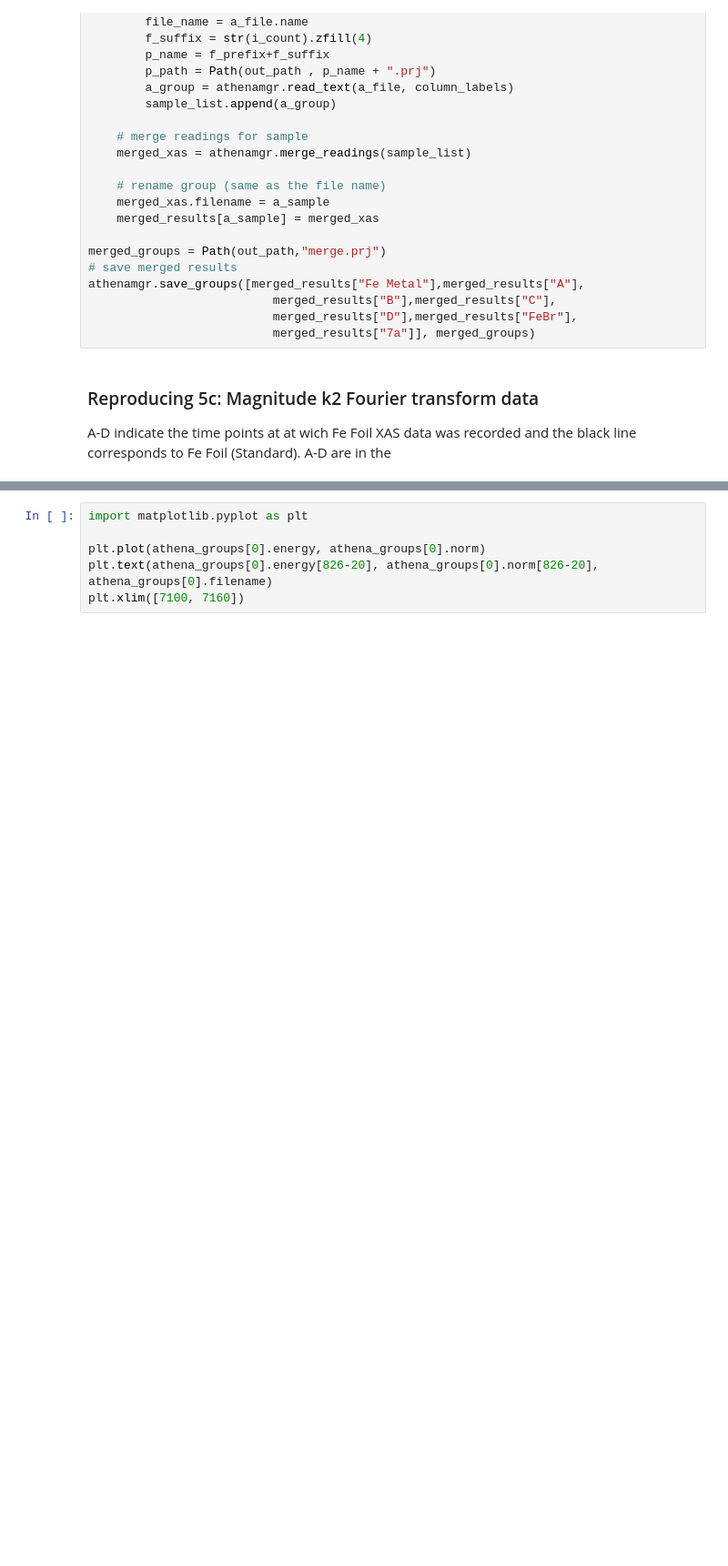
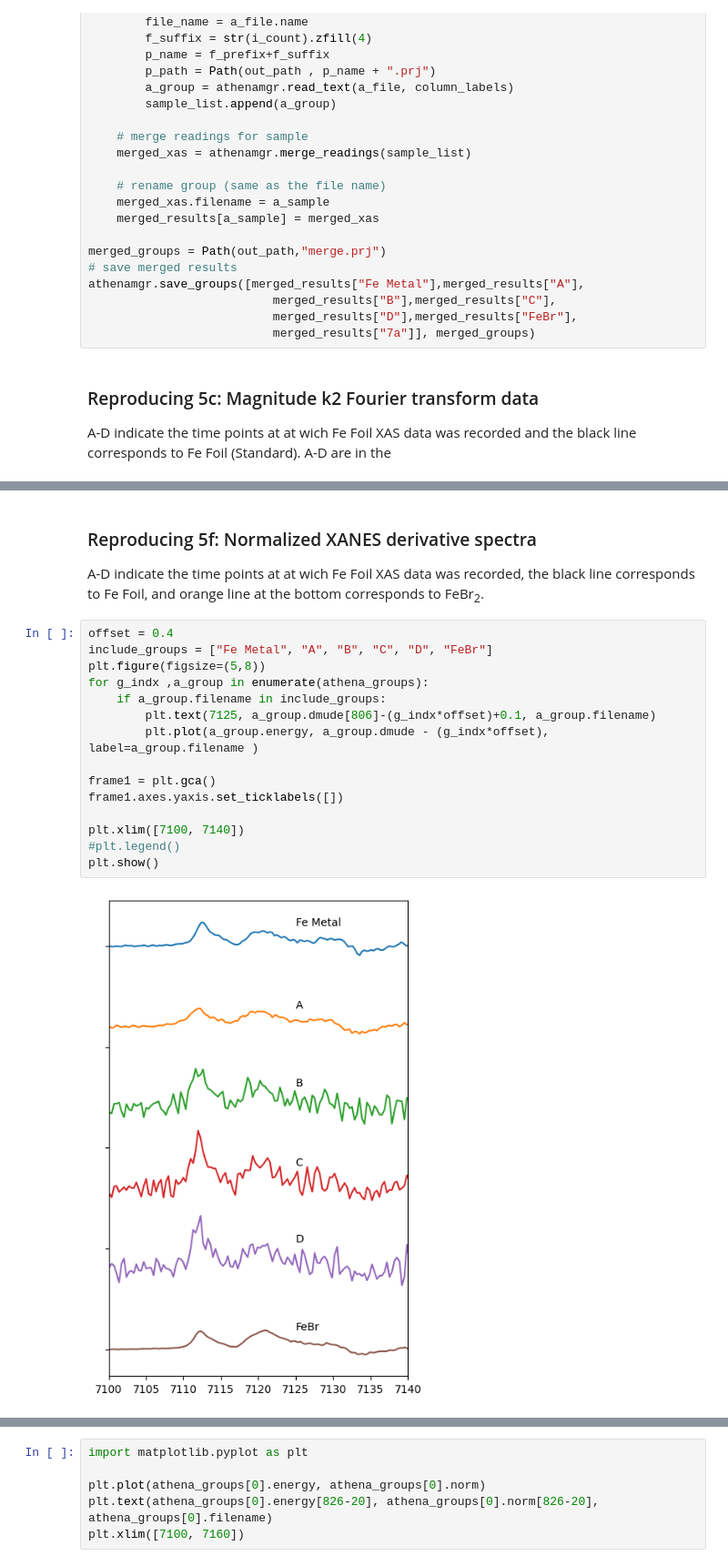
Before and after one commit to UK-Catalysis-Hub/XAS-Workflow-Demo, a Jupyter notebook: larch_workflow/Paper 02 Reproduce XAS.ipynb, the cells around one changed output, grey strips where cells are left out. Shown at 91% size. Drawn from its saved outputs; the diff is of its cells as text; blank space fills up the shorter version.

```diff
--- a/larch_workflow/Paper 02 Reproduce XAS.ipynb
+++ b/larch_workflow/Paper 02 Reproduce XAS.ipynb
@@ -153,0 +182,21 @@ plt.plot(new_energy, new_norm)
+# %% [markdown]
+### Reproducing 5f: Normalized XANES derivative spectra
+
+A-D indicate the time points at at wich Fe Foil XAS data was recorded, the black line corresponds to Fe Foil, and orange line at the bottom corresponds to FeBr<sub>2</sub>.
+# %%
+offset = 0.4
+include_groups = ["Fe Metal", "A", "B", "C", "D", "FeBr"]
+plt.figure(figsize=(5,8))
+for g_indx ,a_group in enumerate(athena_groups):
+    if a_group.filename in include_groups:
+        plt.text(7125, a_group.dmude[806]-(g_indx*offset)+0.1, a_group.filename)
+        plt.plot(a_group.energy, a_group.dmude - (g_indx*offset), label=a_group.filename )
+
+frame1 = plt.gca()
+frame1.axes.yaxis.set_ticklabels([])
+
+plt.xlim([7100, 7140])
+#plt.legend()
+plt.show()
+# %% [output]
+[figure, added]
```
Also changed, not shown: parts of 14 cells of this notebook.
